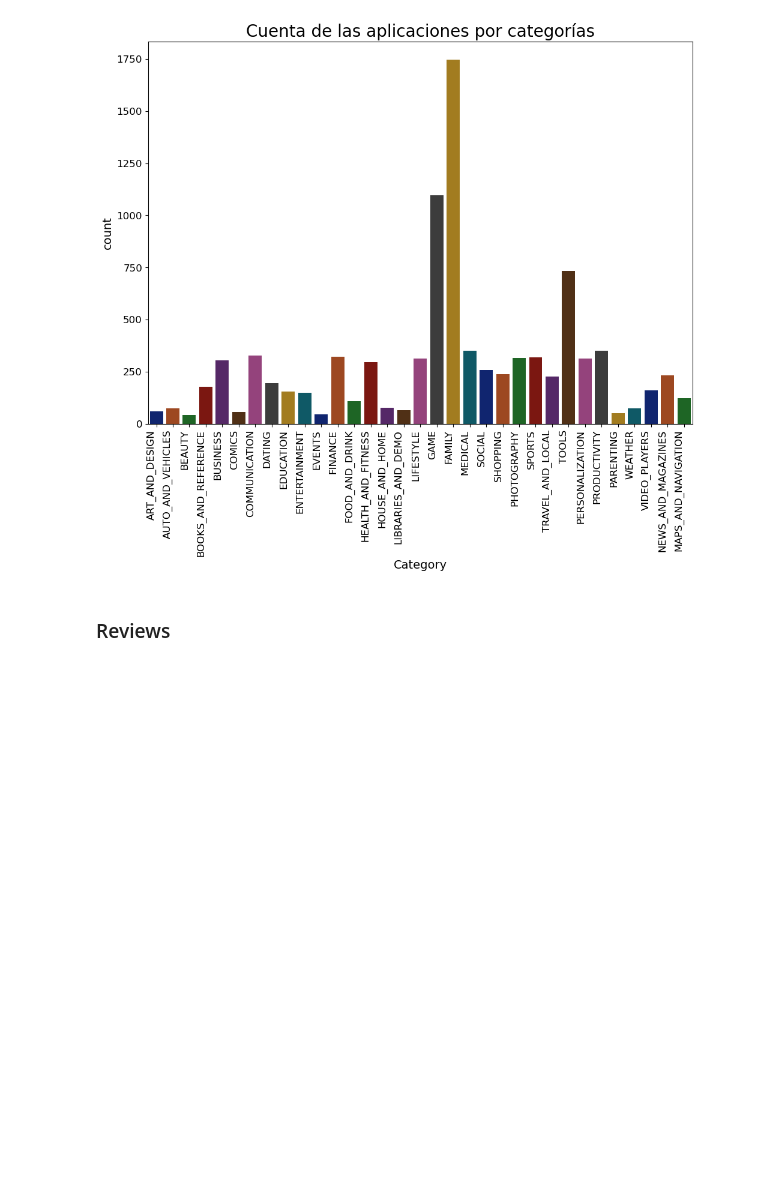
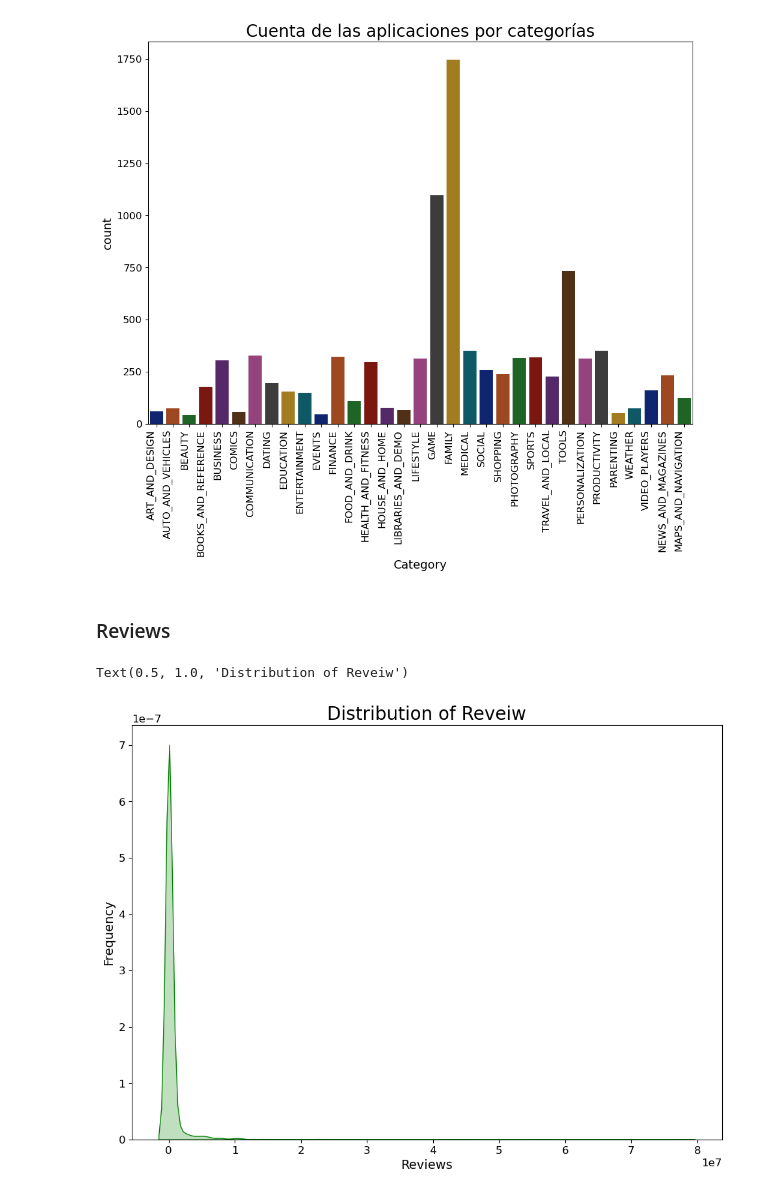
Before and after one commit to DaniPaz12/VisualStudioThings, a Jupyter notebook: IA/Notebooks CLASIFICACION Y CLUSTERING/Clasificación Google Play Store App.ipynb, the cells around one changed output. Cells and saved outputs as stored; diff of their text form; code cells hidden in the pictures; blank space fills up the shorter version.

```diff
--- a/IA/Notebooks CLASIFICACION Y CLUSTERING/Clasificación Google Play Store App.ipynb
+++ b/IA/Notebooks CLASIFICACION Y CLUSTERING/Clasificación Google Play Store App.ipynb
@@ -493,0 +511,9 @@ Apps_size     = Apps_c[ ['Size'] ]  # cambiar Varies with device por 0 y luego c
+# %%
+Apps_drop['Size'] = Apps_drop['Size'].replace("M", "000",regex=True)
+Apps_drop['Size'] = Apps_drop['Size'].replace("k", "",regex=True)
+Apps_drop['Size'] = Apps_drop['Size'].replace("\+", "",regex=True)
+Apps_drop['Size'] = Apps_drop['Size'].replace(",", "",regex=True)
+Apps_drop['Size'] = Apps_drop['Size'].replace("Varies with device", np.nan,regex=True) # Cambiamos "Varies with device" por un nulo
+
+
+Apps_drop['Size'] = Apps_drop['Size'].astype(float)
@@ -494,3 +522,9 @@ Apps_size     = Apps_c[ ['Size'] ]  # cambiar Varies with device por 0 y luego c
+# %%
+# calcula la media de la columna
+mean = Apps_drop['Size'].mean()
+
+# completa los valores nulos con la media
+Apps_drop['Size'] = Apps_drop['Size'].fillna(mean)
 # %%
 # Creamos una variable con la columna Rating (ya que es la unica con valores numéricos) para luego unirla con las otras columnas codificadas
 Apps_all = Apps_c[ ['Rating'] ]
@@ -549,3 +581,12 @@ Text(0.5, 1.0, 'Cuenta de las aplicaciones por categorías')
 [figure]
 # %% [markdown]
 ### Reviews
+# %%
+rcParams['figure.figsize'] = 11.7,8.27
+g = sns.kdeplot(Apps_drop.Reviews, color="Green", shade = True)
+g.set_xlabel("Reviews")
+g.set_ylabel("Frequency")
+plt.title('Distribution of Reveiw',size = 20)
+# %% [output]
+Text(0.5, 1.0, 'Distribution of Reveiw')
+[figure, added]
```
Also changed, not shown: parts of 39 cells of this notebook, 1 other file.
